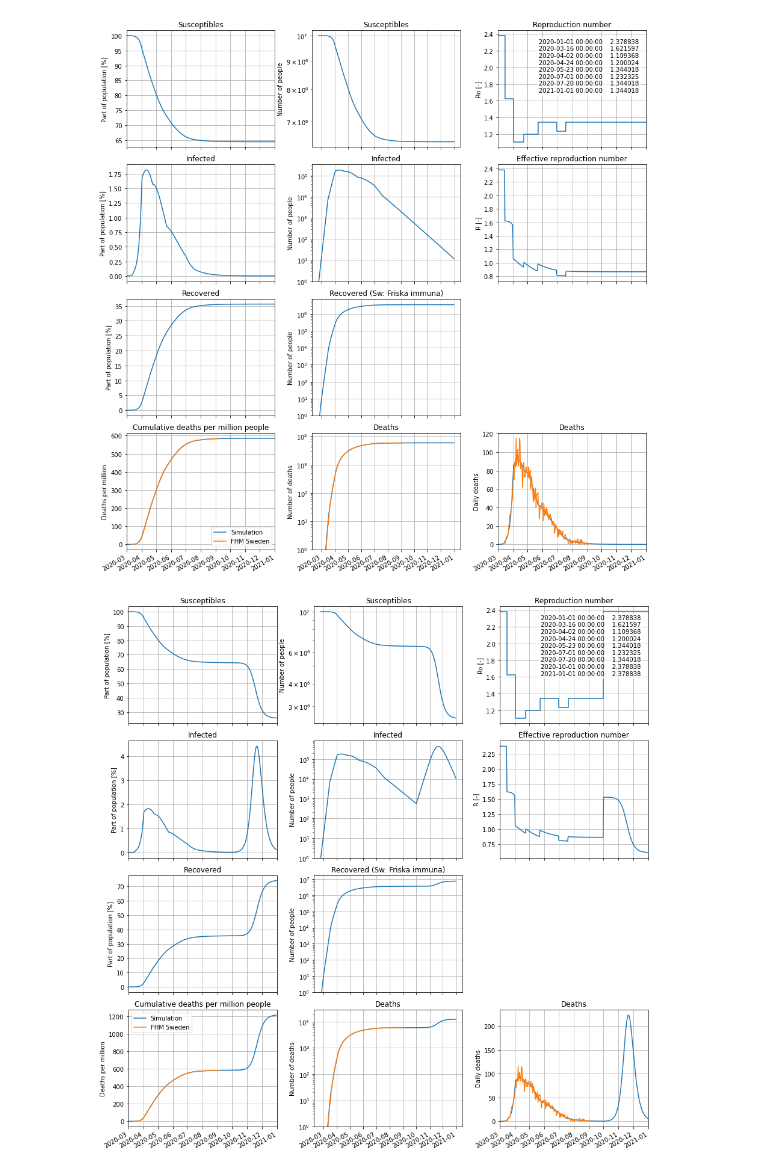
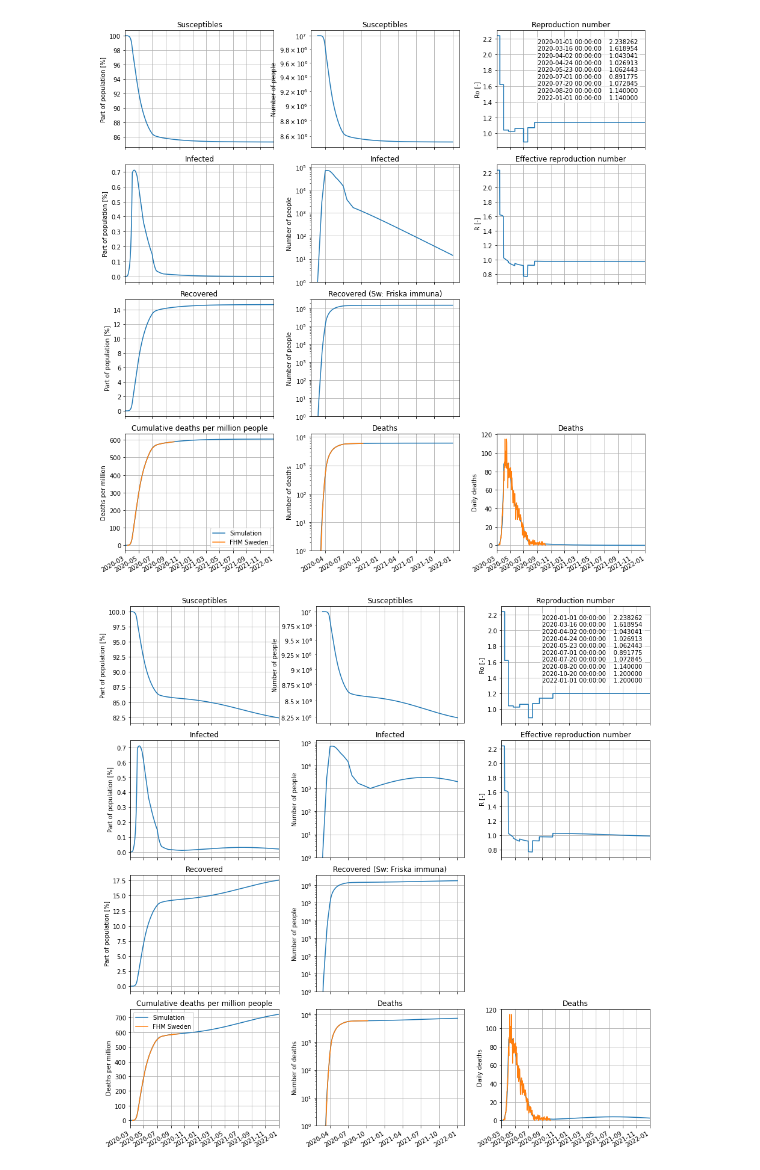
Before and after one commit to andersovelarsson/What-happens-with-covid19-in-the-future.-A-simulation, a Jupyter notebook: Covid19SirModelSim.ipynb, the cells around one changed output. Cells and saved outputs as stored; diff of their text form; code cells hidden in the pictures.

```diff
--- a/Covid19SirModelSim.ipynb
+++ b/Covid19SirModelSim.ipynb
@@ -1,6 +1,6 @@
 # %%
 import SirModel as sirm
-sirdm1 = sirm.SirModel(k12=0.3077, k13=0.000506, So = 10E6, dateStart = '2020-02-24', plotDateRange = ['2020-03-01','2021-01-01'])
+sirdm1 = sirm.SirModel(k12=0.3077, k13=0.000506*2.5, So = 10E6, dateStart = '2020-02-24', plotDateRange = ['2020-03-01','2022-01-01'])
 sirdm1.Ro =    {'2020-01-01': 2.23826201,
                 '2020-03-16': 1.61895397,
                 '2020-04-02': 1.04304145,
@@ -11,18 +11,19 @@ sirdm1.Ro =    {'2020-01-01': 2.23826201,
                 '2020-08-20': 1.1400000}
 sirdm1.plot()
 # %% [output]
-[figure, old version]
+[figure, new version]
 # %%
 import SirModel as sirm
-sirdm2 = sirm.SirModel(k12=0.3077, k13=0.000506, So = 10E6, dateStart = '2020-02-24', plotDateRange = ['2020-03-01','2021-01-01'])
-sirdm2.Ro = {'2020-01-01': 2.37883811,
-             '2020-03-16': 1.6215968,
-             '2020-04-02': 1.1093679,
-             '2020-04-24': 1.20002376,
-             '2020-05-23': 1.34401817,
-             '2020-07-01': 1.23232547,
-             '2020-07-20': 1.36401817,
-             '2020-10-01': 2.37883811}
+sirdm2 = sirm.SirModel(k12=0.3077, k13=0.000506*2.5, So = 10E6, dateStart = '2020-02-24', plotDateRange = ['2020-03-01','2022-01-01'])
+sirdm2.Ro ={'2020-01-01': 2.23826201,
+            '2020-03-16': 1.61895397,
+            '2020-04-02': 1.04304145,
+            '2020-04-24': 1.0269131,
+            '2020-05-23': 1.06244306,
+            '2020-07-01': 0.89177499,
+            '2020-07-20': 1.07284479,
+            '2020-08-20': 1.1400000,
+            '2020-10-20': 1.2}
 sirdm2.plot()
 # %% [output]
-[figure, old version]
+[figure, new version]
```
Also changed, not shown: 1 other file.
